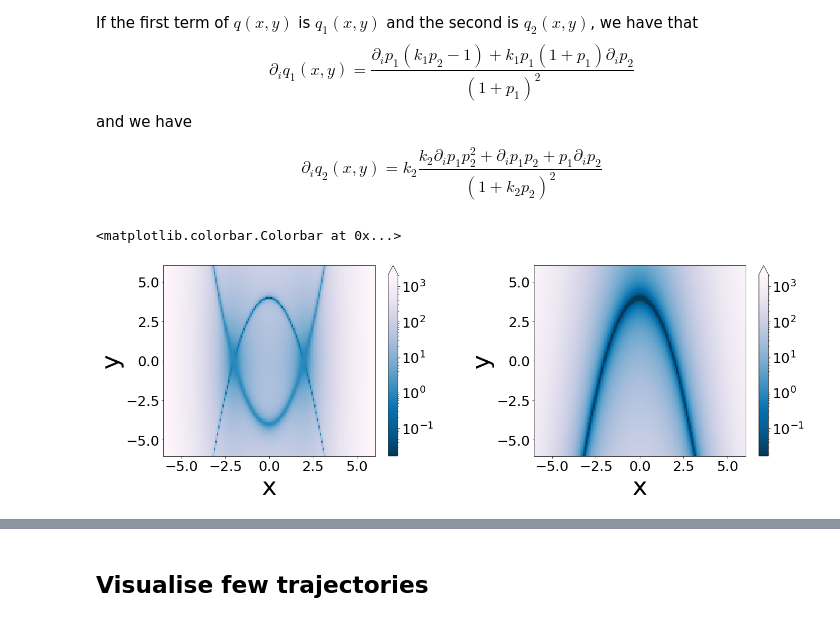
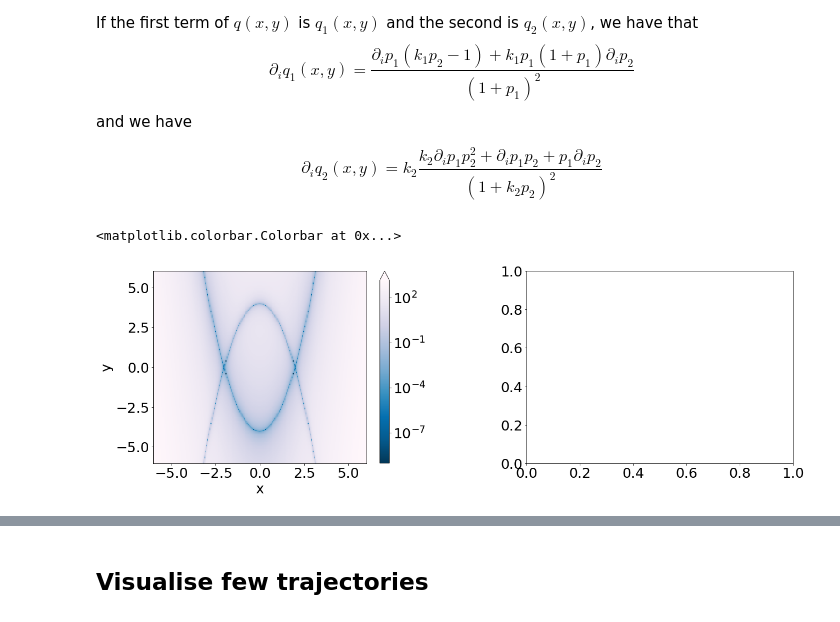
Before and after one commit to alixsleroy/Stepupyourgame, a Jupyter notebook: eddie/visualisations/Anisotropic_modified.ipynb, the cells around one changed output, grey strips where cells are left out. Cells and saved outputs as stored; diff of their text form; code cells hidden in the pictures.

```diff
--- a/eddie/visualisations/Anisotropic_modified.ipynb
+++ b/eddie/visualisations/Anisotropic_modified.ipynb
@@ -82,8 +84,8 @@ $$
 \partial_i q_2(x,y) = k_2 \frac{k_2 \partial_i p_1 p_2^2+\partial_i p_1 p_2 + p_1 \partial_i p_2}{(1+k_2 p_2)^2}
 $$
 # %%
-k1=1 #drives the lower
-k2=10
+k1=0.01 #drives the lower
+k2=1
 # %%
 ####################
 ##
@@ -101,7 +103,7 @@ fig.subplots_adjust(left=0.1,
 ######################
 # DEFINE THE POTENTIAL
 ######################
-def  getp1(x,y):
+def getp1(x,y):
     return (y-x*x+4)**2
 def getp2(x,y):
     return (y+x*x-4)**2
@@ -109,7 +111,8 @@ def getp2(x,y):
 def U(x,y):
     p1=getp1(x,y)
     p2=getp2(x,y)
-    res=(1+k1*p1*p2)/(1+k1*p1)+(k2*p1*p2)/(1+k2*p2)
+    res=(k2*p1*p2)/(1+k2*p2)
+    # (1+k1*p1*p2)/(1+k1*p1)+
     return (res)
 
 # def trypot(x,y):
@@ -118,11 +121,12 @@ def U(x,y):
 #     c=0.1
 #     res=0.1*c*(-0.1 + x) + 0.5*c*(-0.1 + x)**2 + (50*a*b**2 (-50*b + a (-1. + 5*x + 10*y - 50*y**2)))/((100*b + a (1 - 10*y)**2) (50*b + a (1. - 10*x + 50*x**2 - 10*y + 50*y**2))) + (50*a^(3/2) b**2 arct((Sqrt(a) (-1. + 10*x))/np.sqrt(100*b + a (1. - 10*y)**2)))/(100*b + a *(1. - 10*y)**2)**(3/2))
 
+
 ####################
 ## True distribution
 #####################
 beta=1/0.1
-nbins=150
+nbins=200
 bound=6
 X = np.linspace(-bound,bound,nbins)
 Y = np.linspace(-bound,bound,nbins)
@@ -138,25 +142,25 @@ axs[0].set_ylabel("y",fontsize=font_size)
 fig.colorbar(pcm, ax=axs[0], extend='max')
 
 
-def Utry(x,y):
-    p1=getp1(x,y)
-    p2=getp2(x,y)
-    res=p2
-    return (res)
+# def Utry(x,y):
+#     p1=getp1(x,y)
+#     p2=getp2(x,y)
+#     res=p2
+#     return (res)
 
-Z2 =Utry(X,Y)
+# Z2 =Utry(X,Y)
 
 
-pcm = axs[1].pcolor(X, Y, Z2,
-                   norm=colors.LogNorm(vmin=Z.min(), vmax=Z.max()),
-                   cmap='PuBu_r', shading='auto')
-# fig.colorbar(pcm, ax=axs[0], extend='max')
+# pcm = axs[1].pcolor(X, Y, Z2,
+#                    norm=colors.LogNorm(vmin=Z.min(), vmax=Z.max()),
+#                    cmap='PuBu_r', shading='auto')
+# # fig.colorbar(pcm, ax=axs[0], extend='max')
 
-# pcm = axs[0].pcolor(X, Y, Z, cmap='PuBu_r', shading='auto')
-axs[1].set_xlabel("x",fontsize=font_size)
-axs[1].set_ylabel("y",fontsize=font_size)
+# # pcm = axs[0].pcolor(X, Y, Z, cmap='PuBu_r', shading='auto')
+# axs[1].set_xlabel("x",fontsize=font_size)
+# axs[1].set_ylabel("y",fontsize=font_size)
 
-fig.colorbar(pcm, ax=axs[1], extend='max')
+# fig.colorbar(pcm, ax=axs[1], extend='max')
 
 
 
@@ -165,31 +169,31 @@ fig.colorbar(pcm, ax=axs[1], extend='max')
 # # ## Transformed distribution
 # # #####################
 # # nbins=100
 # xedges = np.linspace(-bound,bound,nbins)
 # yedges = np.linspace(-bound,bound,nbins)
 # H, xedges, yedges = np.histogram2d(q_trx, q_try, bins=(xedges, yedges),density=True)
 # axs[1].set_title('Transformed underdamped',fontsize=font_size,y=1.1)
 # X, Y = np.meshgrid(xedges, yedges)
 # pcm = axs[1].pcolor(X, Y, H,
 #                    norm=colors.LogNorm(vmin=Z.min(), vmax=Z.max()),
 #                    cmap='PuBu_r', shading='auto')
 # fig.colorbar(pcm, ax=axs[1], extend='max')
 
 # ####################
 # ## Not adaptive distribution
 # #####################
 # nbins=100
 # xedges = np.linspace(-bound,bound,nbins)
 # yedges = np.linspace(-bound,bound,nbins)
 
 # H, xedges, yedges = np.histogram2d(q_noadax, q_noaday, bins=(xedges, yedges))
 # H.T
 # axs[2].set_title('Underdamped',fontsize=font_size,y=1.1)
 # X, Y = np.meshgrid(xedges, yedges)
 # axs[2].pcolormesh(X, Y, H, norm=colors.LogNorm(vmin=np.exp(-1), vmax=np.max(H)))
 # pcm = axs[2].pcolor(X, Y, H, cmap='PuBu_r', shading='auto')
 # fig.colorbar(pcm, ax=axs[2], extend='max')
 # plt.show()
 # %% [output]
 <matplotlib.colorbar.Colorbar at 0x...>
-[figure, old version]
+[figure, new version]
```
Also changed, not shown: parts of 7 cells of this notebook, 4 other files.
